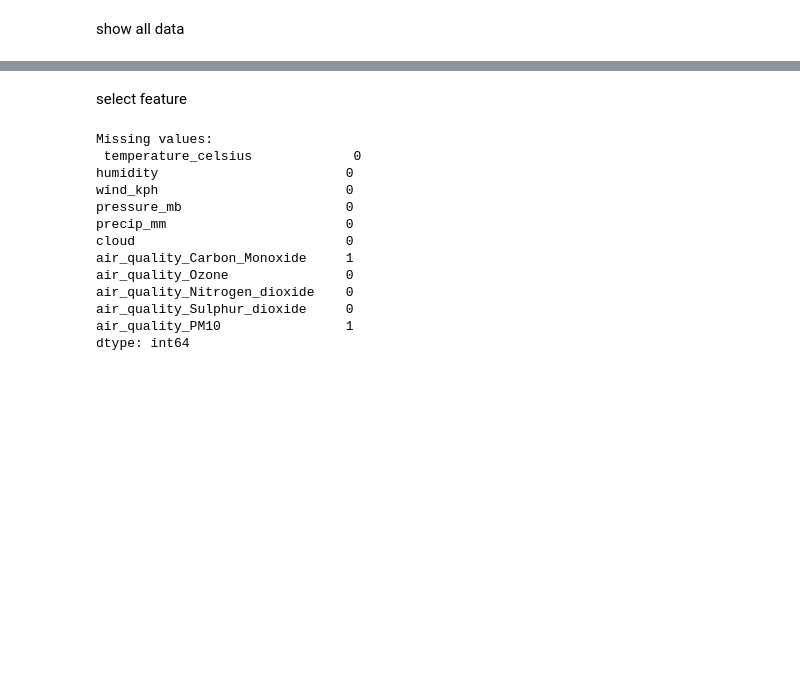
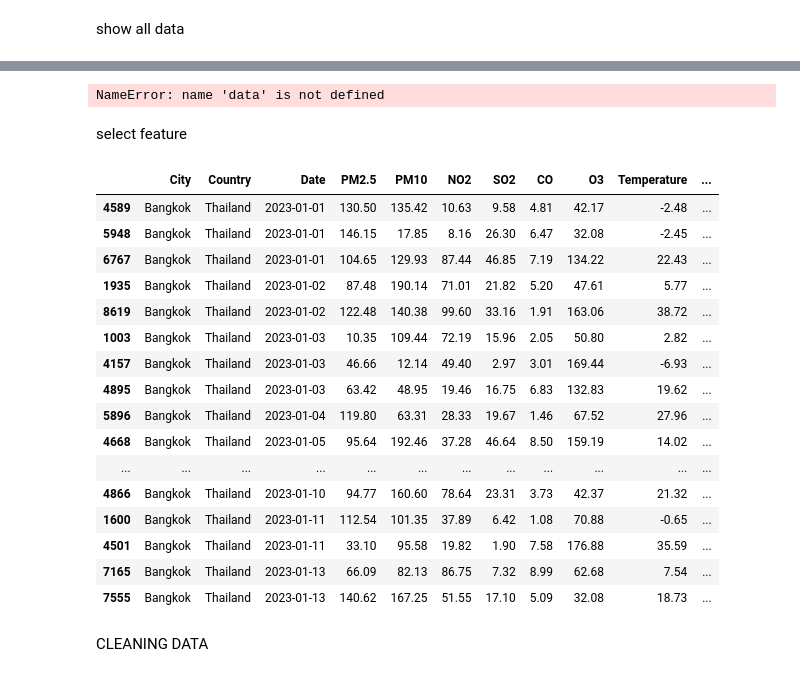
Before and after one commit to rewa1437/machine-learning, a Jupyter notebook: jupyternotebook/PM.ipynb, the cells around one changed output, grey strips where cells are left out. Saved outputs shown, nothing was run; the diff lists cells and outputs as text; code cells hidden in the pictures; blank space fills up the shorter version.

```diff
--- a/jupyternotebook/PM.ipynb
+++ b/jupyternotebook/PM.ipynb
@@ -3,8 +3,8 @@ show all data
 # %%
 import pandas as pd
 
-df = pd.read_csv("../data/GlobalWeatherRepository_new_update.csv")
-
+df = pd.read_csv("../data/global_air_quality_data_10000.csv")
+data = df
 print("ข้อมูลทั้งหมด:", df.shape)
 print(df.head())
 # %% [output]
@@ -28,35 +25,46 @@ print(df.head())
+# %%
+data.sort_values(['City', 'Date'], inplace=True)
+data.head(21)
+# %% [output]
+NameError: name 'data' is not defined
 # %% [markdown]
 select feature
 # %%
 features = [
-    'temperature_celsius',
-    'humidity',
-    'wind_kph',
-    'pressure_mb',
-    'precip_mm',
-    'cloud',
-    'air_quality_Carbon_Monoxide',
-    'air_quality_Ozone',
-    'air_quality_Nitrogen_dioxide',
-    'air_quality_Sulphur_dioxide',
-    'air_quality_PM10'
+    'PM10',
+    'NO2',
+    'SO2',
+    'CO',
+    'O3',
+    'Temperature',
+    'Humidity',
+    'Wind Speed'
 ]
 
-target = 'air_quality_PM2.5'
+target = 'PM2.5'
 
 X = df[features]
 y = df[target]
-# %% [output]
-Missing values:
- temperature_celsius             0
-humidity                        0
-wind_kph                        0
-pressure_mb                     0
-precip_mm                       0
-cloud                           0
-air_quality_Carbon_Monoxide     1
-air_quality_Ozone               0
-air_quality_Nitrogen_dioxide    0
-air_quality_Sulphur_dioxide     0
-air_quality_PM10                1
-dtype: int64
+# %%
+df.sort_values(['City', 'Date'], inplace=True)
+df.head(21)
+# %% [output]
+|  | City | Country | Date | PM2.5 | PM10 | NO2 | SO2 | CO | O3 | Temperature | ... |
+| 4589 | Bangkok | Thailand | 2023-01-01 | 130.50 | 135.42 | 10.63 | 9.58 | 4.81 | 42.17 | -2.48 | ... |
+| 5948 | Bangkok | Thailand | 2023-01-01 | 146.15 | 17.85 | 8.16 | 26.30 | 6.47 | 32.08 | -2.45 | ... |
+| 6767 | Bangkok | Thailand | 2023-01-01 | 104.65 | 129.93 | 87.44 | 46.85 | 7.19 | 134.22 | 22.43 | ... |
+| 1935 | Bangkok | Thailand | 2023-01-02 | 87.48 | 190.14 | 71.01 | 21.82 | 5.20 | 47.61 | 5.77 | ... |
+| 8619 | Bangkok | Thailand | 2023-01-02 | 122.48 | 140.38 | 99.60 | 33.16 | 1.91 | 163.06 | 38.72 | ... |
+| 1003 | Bangkok | Thailand | 2023-01-03 | 10.35 | 109.44 | 72.19 | 15.96 | 2.05 | 50.80 | 2.82 | ... |
+| 4157 | Bangkok | Thailand | 2023-01-03 | 46.66 | 12.14 | 49.40 | 2.97 | 3.01 | 169.44 | -6.93 | ... |
+| 4895 | Bangkok | Thailand | 2023-01-03 | 63.42 | 48.95 | 19.46 | 16.75 | 6.83 | 132.83 | 19.62 | ... |
+| 5896 | Bangkok | Thailand | 2023-01-04 | 119.80 | 63.31 | 28.33 | 19.67 | 1.46 | 67.52 | 27.96 | ... |
+| 4668 | Bangkok | Thailand | 2023-01-05 | 95.64 | 192.46 | 37.28 | 46.64 | 8.50 | 159.19 | 14.02 | ... |
+| ... | ... | ... | ... | ... | ... | ... | ... | ... | ... | ... | ... |
+| 4866 | Bangkok | Thailand | 2023-01-10 | 94.77 | 160.60 | 78.64 | 23.31 | 3.73 | 42.37 | 21.32 | ... |
+| 1600 | Bangkok | Thailand | 2023-01-11 | 112.54 | 101.35 | 37.89 | 6.42 | 1.08 | 70.88 | -0.65 | ... |
+| 4501 | Bangkok | Thailand | 2023-01-11 | 33.10 | 95.58 | 19.82 | 1.90 | 7.58 | 176.88 | 35.59 | ... |
+| 7165 | Bangkok | Thailand | 2023-01-13 | 66.09 | 82.13 | 86.75 | 7.32 | 8.99 | 62.68 | 7.54 | ... |
+| 7555 | Bangkok | Thailand | 2023-01-13 | 140.62 | 167.25 | 51.55 | 17.10 | 5.09 | 32.08 | 18.73 | ... |
+# %% [markdown]
+CLEANING DATA
```
Also changed, not shown: parts of 19 cells of this notebook, 1 other file.
